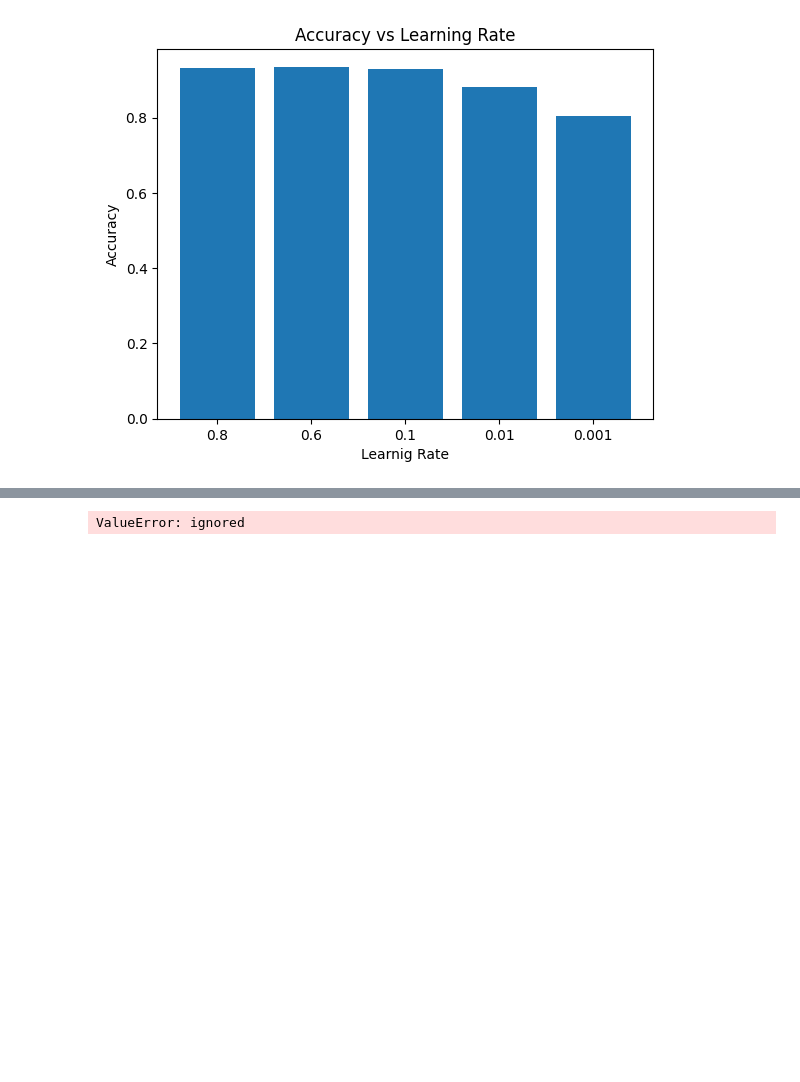
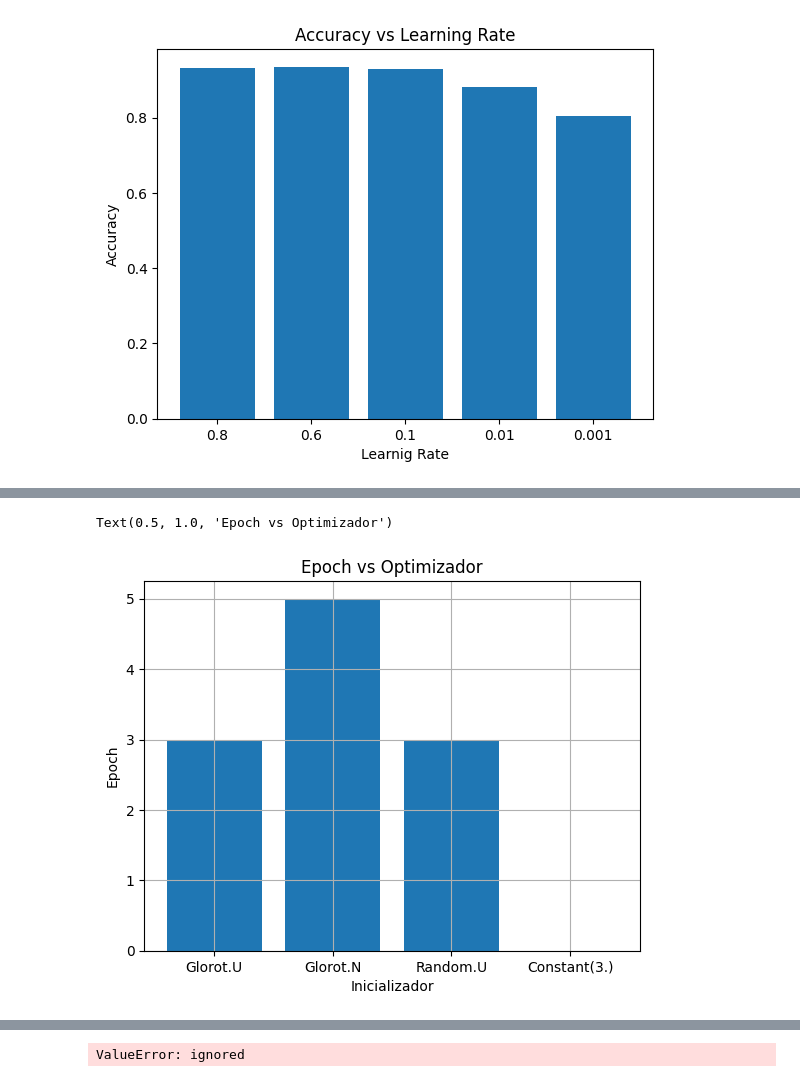
Before and after one commit to jucardozo/Clasificador-de-Ropa, a Jupyter notebook: TP1RN.ipynb, the cells around one changed output, grey strips where cells are left out. Cells and saved outputs as stored; diff of their text form; code cells hidden in the pictures; blank space fills up the shorter version.

```diff
--- a/TP1RN.ipynb
+++ b/TP1RN.ipynb
@@ -829,0 +826,11 @@ print(len(x_train))
+# %%
+Epoch=[3,5,3,0]
+inicializ=['Glorot.U','Glorot.N','Random.U','Constant(3.)']
+plt.bar(inicializ, Epoch)
+plt.xlabel("Inicializador")
+plt.ylabel("Epoch")
+plt.grid()
+plt.title("Epoch vs Inicializador")
+# %% [output]
+Text(0.5, 1.0, 'Epoch vs Optimizador')
+[figure, added]
```
Also changed, not shown: parts of 33 cells of this notebook.
